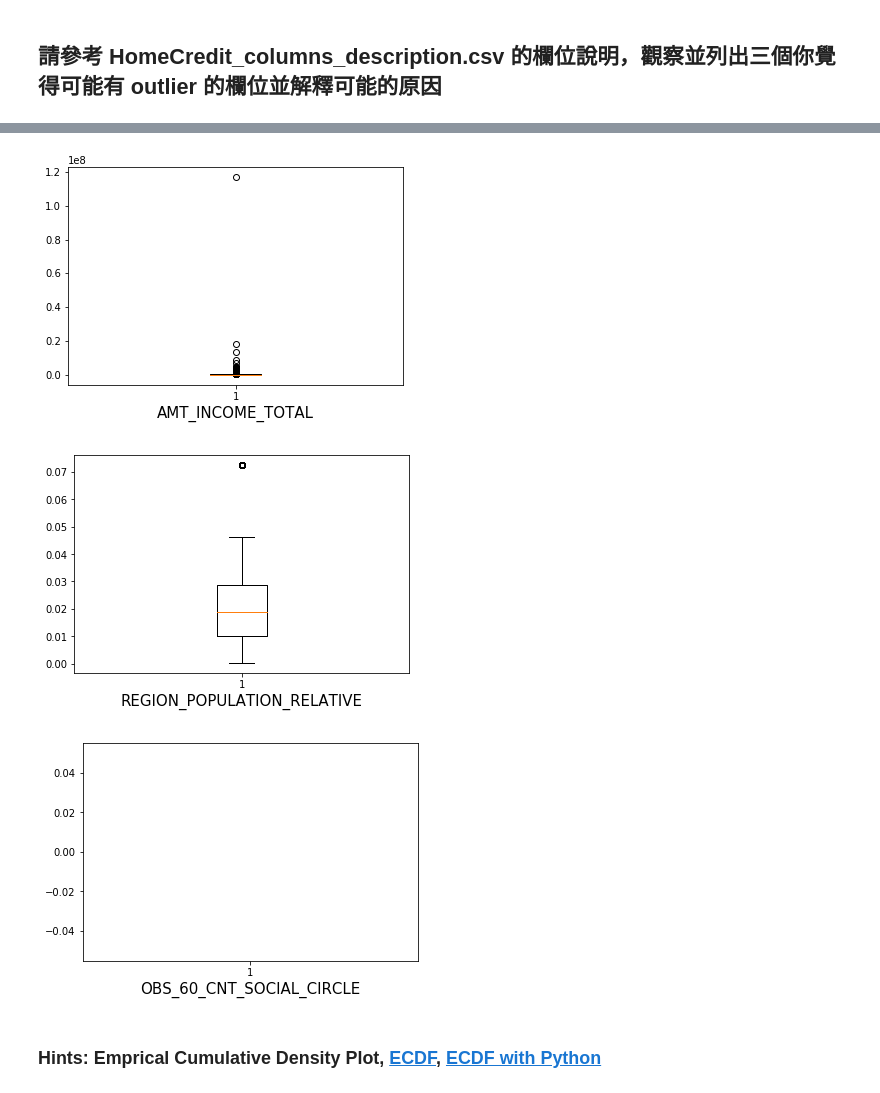
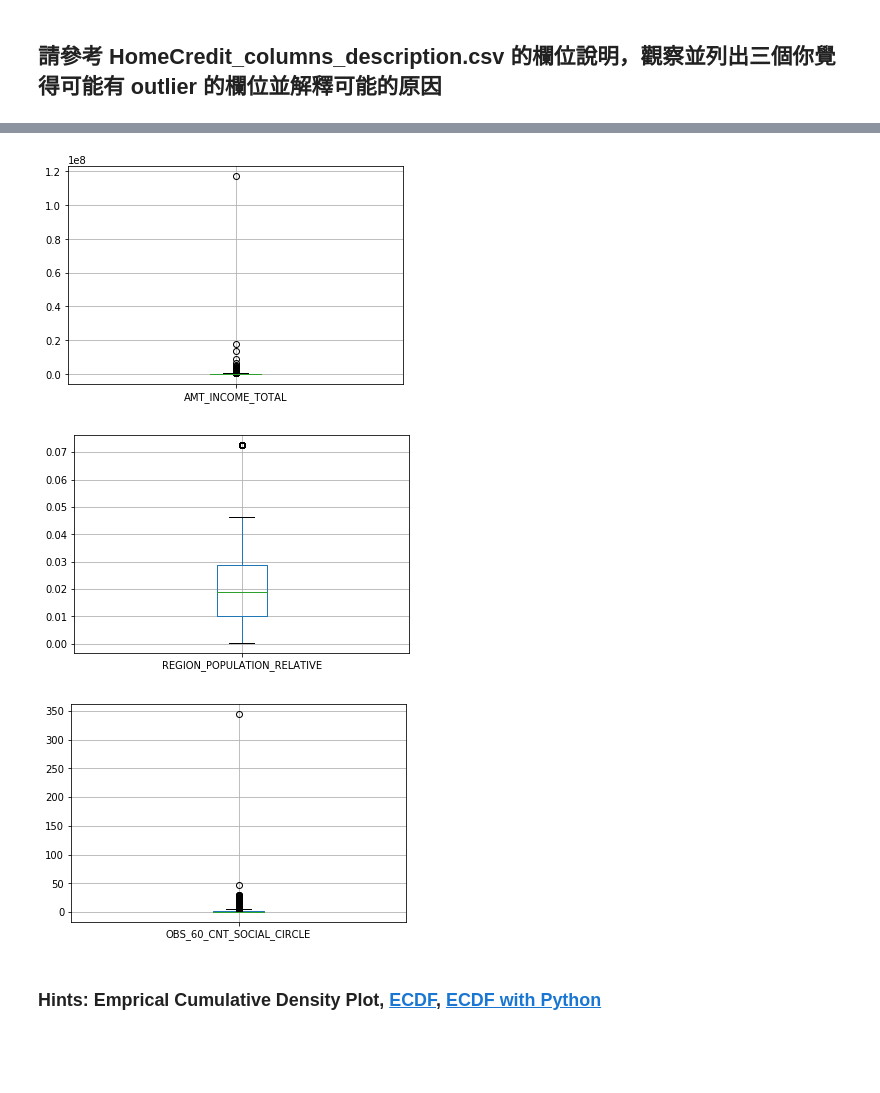
Before and after one commit to Lance0218/ML100-Days, a Jupyter notebook: homework/Day_006_HW.ipynb, the cells around one changed output, grey strips where cells are left out. Saved outputs shown, nothing was run; the diff lists cells and outputs as text; code cells hidden in the pictures; blank space fills up the shorter version.

```diff
--- a/homework/Day_006_HW.ipynb
+++ b/homework/Day_006_HW.ipynb
@@ -37,8 +37,7 @@ print('Numbers of remain columns = ', len(numeric_columns))
 
 # 檢視這些欄位的數值範圍
 for col in numeric_columns:
-    plt.figure()
-    plt.boxplot(app_train[col])
-    plt.xlabel(col, size = 15)
+    app_train.boxplot(col)
+    plt.show()
 # %% [output]
 Numbers of remain columns =  73
@@ -57,18 +56,17 @@ Numbers of remain columns =  73
 # %%
 # 從上面的圖檢查的結果，至少這三個欄位好像有點可疑
 
 # AMT_INCOME_TOTAL
 # REGION_POPULATION_RELATIVE
 # OBS_60_CNT_SOCIAL_CIRCLE
 suspicious_columns = ['AMT_INCOME_TOTAL', 'REGION_POPULATION_RELATIVE', 'OBS_60_CNT_SOCIAL_CIRCLE']
 for col in suspicious_columns:
-    plt.figure()
-    plt.boxplot(app_train[col])
-    plt.xlabel(col, size = 15)
+    app_train.boxplot(col)
+    plt.show()
 # %% [output]
-[figure, old version]
+[figure, new version]
-[figure, old version]
+[figure, new version]
-[figure, old version]
+[figure, new version]
 # %% [markdown]
 ### Hints: Emprical Cumulative Density Plot, [ECDF](https://zh.wikipedia.org/wiki/%E7%BB%8F%E9%AA%8C%E5%88%86%E5%B8%83%E5%87%BD%E6%95%B0), [ECDF with Python](https://stackoverflow.com/questions/14006520/ecdf-in-python-without-step-function)
 # %%
```
Also changed, not shown: parts of 2 cells of this notebook.
